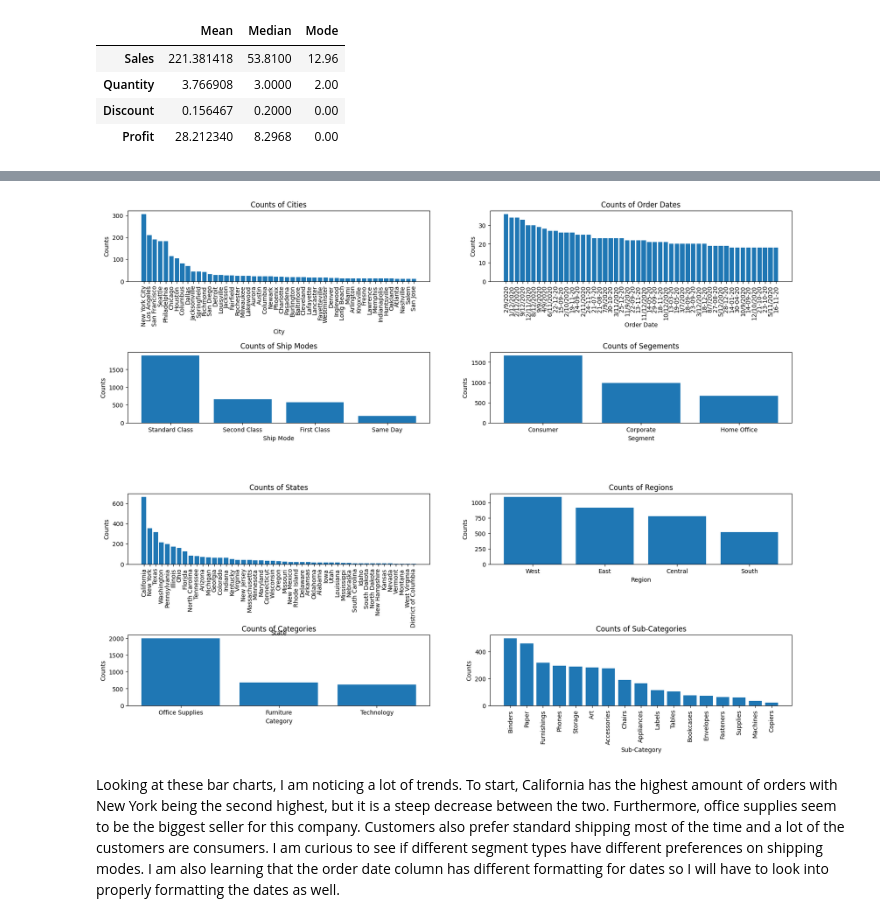
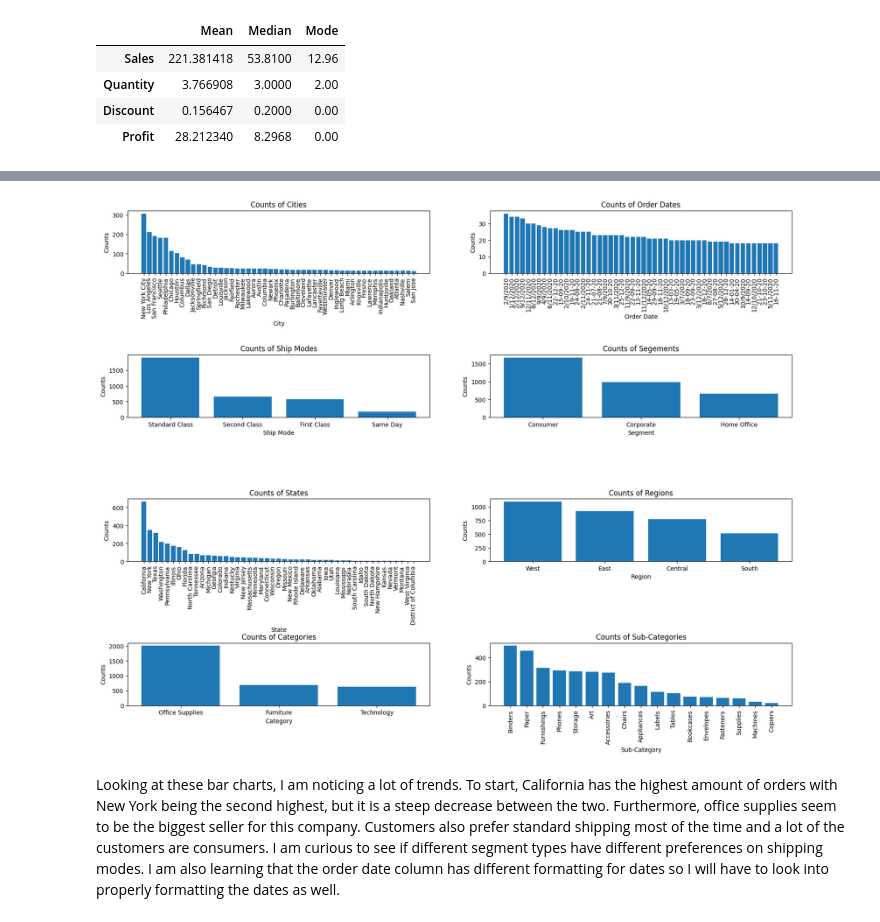
Before and after one commit to eghatzis0527/DX699---HW-Assignments, a Jupyter notebook: OMDS-ModB2-Week4-Hatzis-Eleni.ipynb, the cells around one changed output, grey strips where cells are left out. Drawn from its saved outputs; the diff is of its cells as text; code cells hidden in the pictures.

```diff
--- a/OMDS-ModB2-Week4-Hatzis-Eleni.ipynb
+++ b/OMDS-ModB2-Week4-Hatzis-Eleni.ipynb
@@ -150,35 +173,35 @@ plt.ylabel('Counts')
 plt.title('Counts of Segements')
 
 plt.subplot(4, 2, 5)
 plt.bar(ecom_data['State'].value_counts().index.tolist(), ecom_data['State'].value_counts())
 plt.xticks(rotation = 'vertical')
 plt.xlabel('State')
 plt.ylabel('Counts')
 plt.title('Counts of States')
 
 plt.subplot(4, 2, 6)
 plt.bar(ecom_data['Region'].value_counts().index.tolist(), ecom_data['Region'].value_counts())
 plt.xlabel('Region')
 plt.ylabel('Counts')
 plt.title('Counts of Regions')
 
 plt.subplot(4, 2, 7)
 plt.bar(ecom_data['Category'].value_counts().index.tolist(), ecom_data['Category'].value_counts())
 plt.xlabel('Category')
 plt.ylabel('Counts')
 plt.title('Counts of Categories')
 
 plt.subplot(4, 2, 8)
 plt.bar(ecom_data['Sub-Category'].value_counts().index.tolist(), ecom_data['Sub-Category'].value_counts())
 plt.xticks(rotation = 'vertical')
 plt.xlabel('Sub-Category')
 plt.ylabel('Counts')
 plt.title('Counts of Sub-Categories')
 
-plt.subplots_adjust(hspace = 1)
+plt.subplots_adjust(hspace = 1.3)
 plt.show()
 # %% [output]
-[figure, old version]
+[figure, new version]
 # %% [markdown]
 Looking at these bar charts, I am noticing a lot of trends. To start, California has the highest amount of orders with New York being the second highest, but it is a steep decrease between the two. Furthermore, office supplies seem to be the biggest seller for this company. Customers also prefer standard shipping most of the time and a lot of the customers are consumers. I am curious to see if different segment types have different preferences on shipping modes. I am also learning that the order date column has different formatting for dates so I will have to look into properly formatting the dates as well.
 # %%
```
Also changed, not shown: parts of 7 cells of this notebook.
